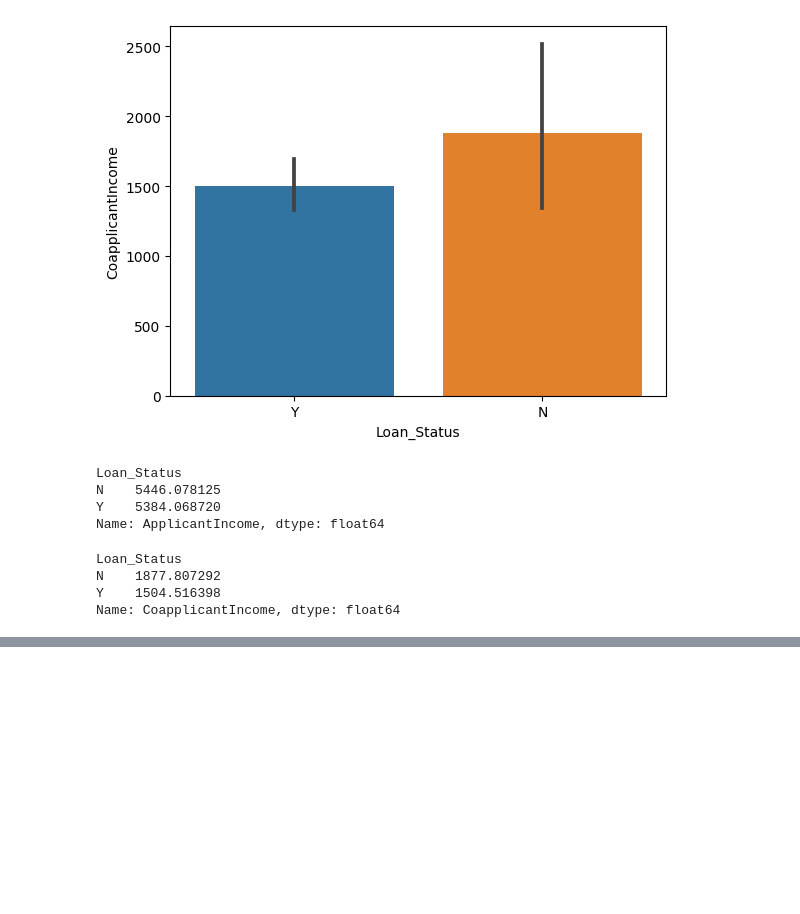
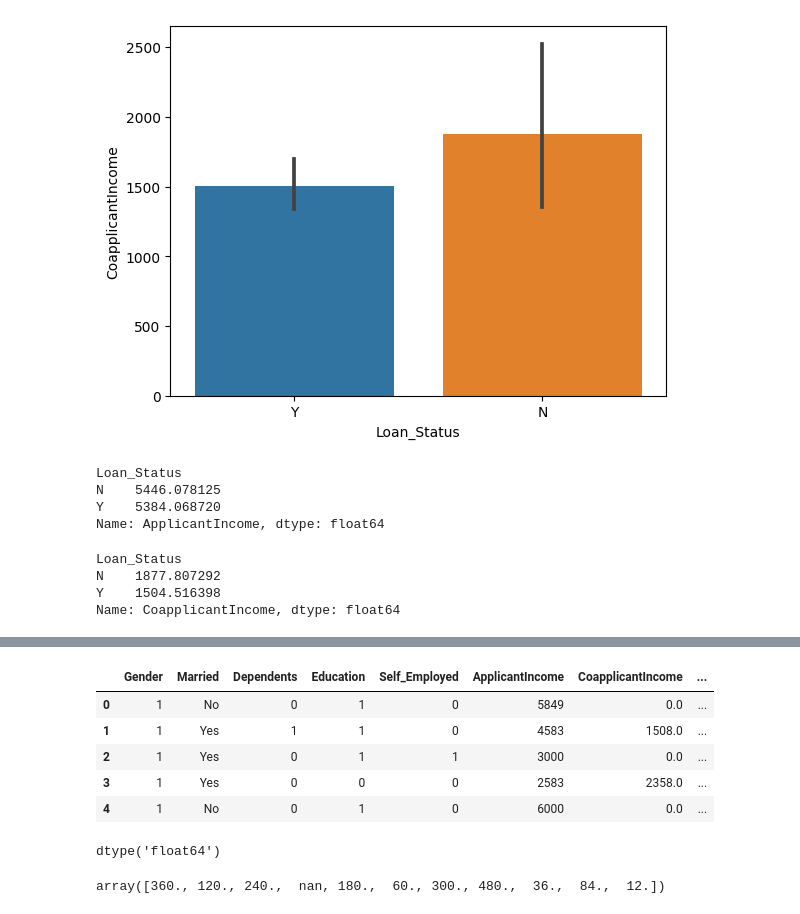
Before and after one commit to anniimishra/asignment, a Jupyter notebook: EDA.ipynb, the cells around one changed output, grey strips where cells are left out. Cells and saved outputs as stored; diff of their text form; code cells hidden in the pictures; blank space fills up the shorter version.

```diff
--- a/EDA.ipynb
+++ b/EDA.ipynb
@@ -184,0 +206,22 @@ Name: CoapplicantIncome, dtype: float64
+# %%
+train['Education']=np.where(train['Education']=='Graduate',1,train['Education'])
+train['Education']=np.where(train['Education']=='Not Graduate',0,train['Education'])
+# %%
+train['Self_Employed']=np.where(train['Self_Employed']=='Yes',1,train['Self_Employed'])
+train['Self_Employed']=np.where(train['Self_Employed']=='No',0,train['Self_Employed'])
+# %%
+train['Loan_Status']=np.where(train['Loan_Status']=='Y',1,train['Loan_Status'])
+train['Loan_Status']=np.where(train['Loan_Status']=='N',0,train['Loan_Status'])
+# %%
+train.head()
+# %% [output]
+|  | Gender | Married | Dependents | Education | Self_Employed | ApplicantIncome | CoapplicantIncome | ... |
+| 0 | 1 | No | 0 | 1 | 0 | 5849 | 0.0 | ... |
+| 1 | 1 | Yes | 1 | 1 | 0 | 4583 | 1508.0 | ... |
+| 2 | 1 | Yes | 0 | 1 | 1 | 3000 | 0.0 | ... |
+| 3 | 1 | Yes | 0 | 0 | 0 | 2583 | 2358.0 | ... |
+| 4 | 1 | No | 0 | 1 | 0 | 6000 | 0.0 | ... |
+# %%
+train['Credit_History'].dtype
+# %% [output]
+dtype('float64')
@@ -184,0 +240,4 @@ Name: CoapplicantIncome, dtype: float64
+# %%
+train['Loan_Amount_Term'].unique()
+# %% [output]
+array([360., 120., 240.,  nan, 180.,  60., 300., 480.,  36.,  84.,  12.])
```
Also changed, not shown: parts of 17 cells of this notebook.
